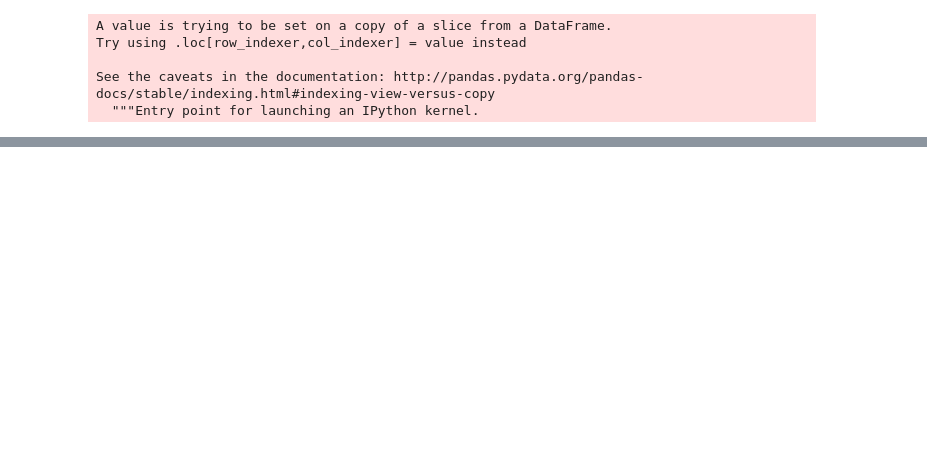
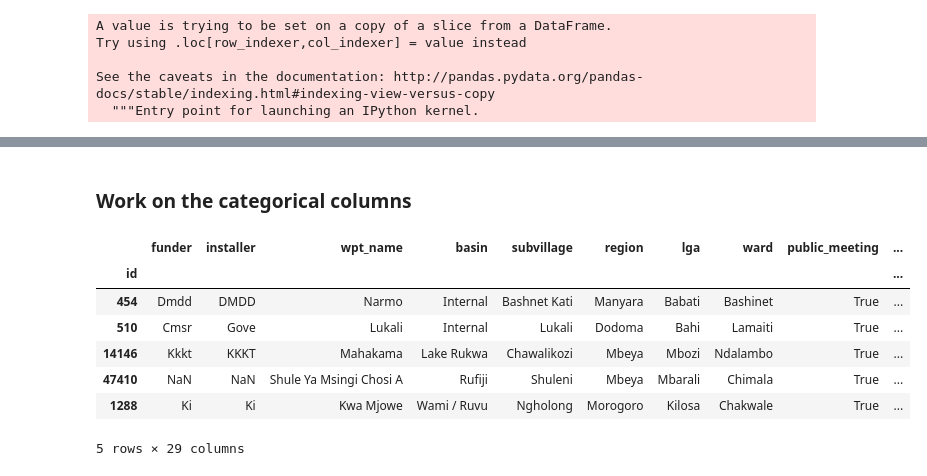
Before and after one commit to iremnasir/bootcamp_progress, a Jupyter notebook: Week_02/Pumps_Revised.ipynb, the cells around one changed output, grey strips where cells are left out. Cells and saved outputs as stored; diff of their text form; code cells hidden in the pictures; blank space fills up the shorter version.

```diff
--- a/Week_02/Pumps_Revised.ipynb
+++ b/Week_02/Pumps_Revised.ipynb
@@ -127,0 +126,13 @@ Index(['funder', 'installer', 'wpt_name', 'basin', 'subvillage', 'region',
+# %% [markdown]
+### Work on the categorical columns
+# %%
+pumps_cat.head()
+# %% [output]
+|  | funder | installer | wpt_name | basin | subvillage | region | lga | ward | public_meeting | ... |
+| id |  |  |  |  |  |  |  |  |  | ... |
+| 454 | Dmdd | DMDD | Narmo | Internal | Bashnet Kati | Manyara | Babati | Bashinet | True | ... |
+| 510 | Cmsr | Gove | Lukali | Internal | Lukali | Dodoma | Bahi | Lamaiti | True | ... |
+| 14146 | Kkkt | KKKT | Mahakama | Lake Rukwa | Chawalikozi | Mbeya | Mbozi | Ndalambo | True | ... |
+| 47410 | NaN | NaN | Shule Ya Msingi Chosi A | Rufiji | Shuleni | Mbeya | Mbarali | Chimala | True | ... |
+| 1288 | Ki | Ki | Kwa Mjowe | Wami / Ruvu | Ngholong | Morogoro | Kilosa | Chakwale | True | ... |
+5 rows × 29 columns
```
Also changed, not shown: parts of 33 cells of this notebook.
